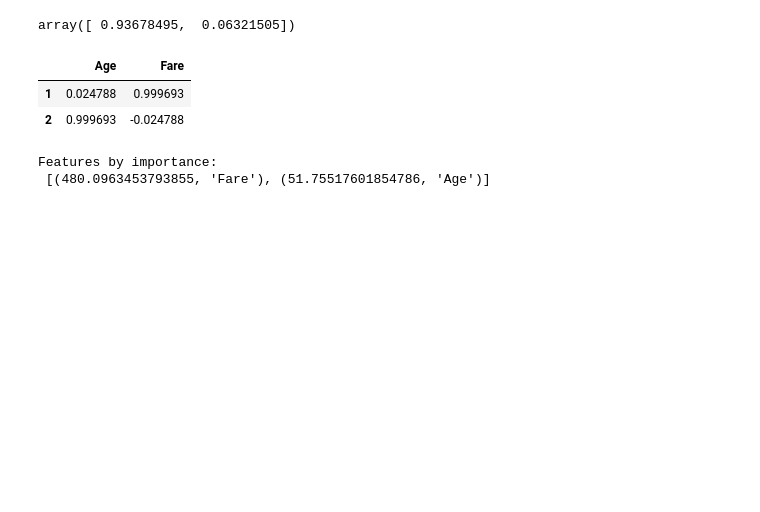
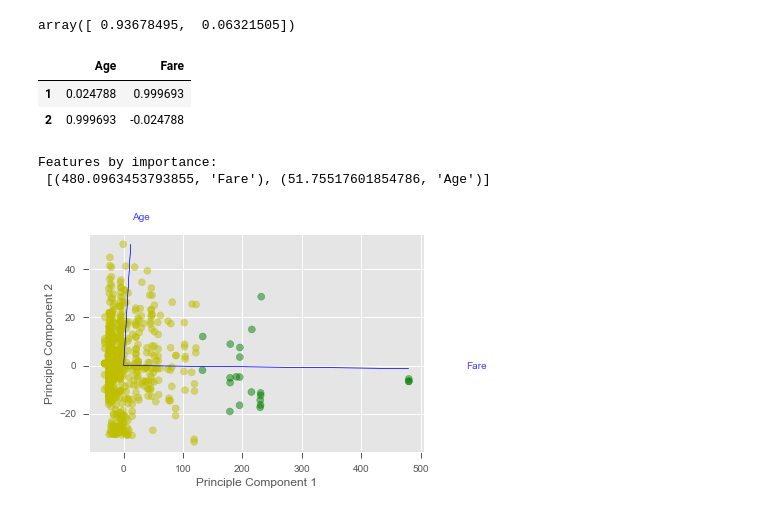
Before and after one commit to Techneaux/titantic, a Jupyter notebook: ml/preprocess.ipynb, the cells around one changed output. Cells and saved outputs as stored; diff of their text form; code cells hidden in the pictures; blank space fills up the shorter version.

Commit message:
training done

```diff
--- a/ml/preprocess.ipynb
+++ b/ml/preprocess.ipynb
@@ -329,3 +296,47 @@ get_important_features(principalComponents, pca.components_, train[['Age','Fare'
 # %% [output]
 Features by importance:
  [(480.0963453793855, 'Fare'), (51.75517601854786, 'Age')]
+# %%
+import matplotlib.pyplot as plt
+%matplotlib inline
+plt.style.use('ggplot')
+
+def draw_vectors(transformed_features, components_, columns):
+    """
+    This funtion will project your *original* features
+    onto your principal component feature-space, so that you can
+    visualize how "important" each one was in the
+    multi-dimensional scaling
+    """
+
+    num_columns = len(columns)
+
+    # Scale the principal components by the max value in
+    # the transformed set belonging to that component
+    xvector = components_[0] * max(transformed_features[:,0])
+    yvector = components_[1] * max(transformed_features[:,1])
+
+    ax = plt.axes()
+
+    for i in range(num_columns):
+    # Use an arrow to project each original feature as a
+    # labeled vector on your principal component axes
+        plt.arrow(0, 0, xvector[i], yvector[i], color='b', width=0.0005, head_width=0.02, alpha=0.75)
+        plt.text(xvector[i]*1.2, yvector[i]*1.2, list(columns)[i], color='b', alpha=0.75)
+
+    return ax
+# %%
+ax = draw_vectors(principalComponents, pca.components_, train[['Age','Fare']].columns.values)
+T_df = pd.DataFrame(principalComponents)
+T_df.columns = ['component1', 'component2']
+
+T_df['color'] = 'y'
+T_df.loc[T_df['component1'] > 125, 'color'] = 'g'
+T_df.loc[T_df['component2'] > 125, 'color'] = 'r'
+
+plt.xlabel('Principle Component 1')
+plt.ylabel('Principle Component 2')
+plt.scatter(T_df['component1'], T_df['component2'], color=T_df['color'], alpha=0.5)
+plt.show()
+# %% [output]
+[figure, added]
```
Also changed, not shown: parts of 10 cells of this notebook.
